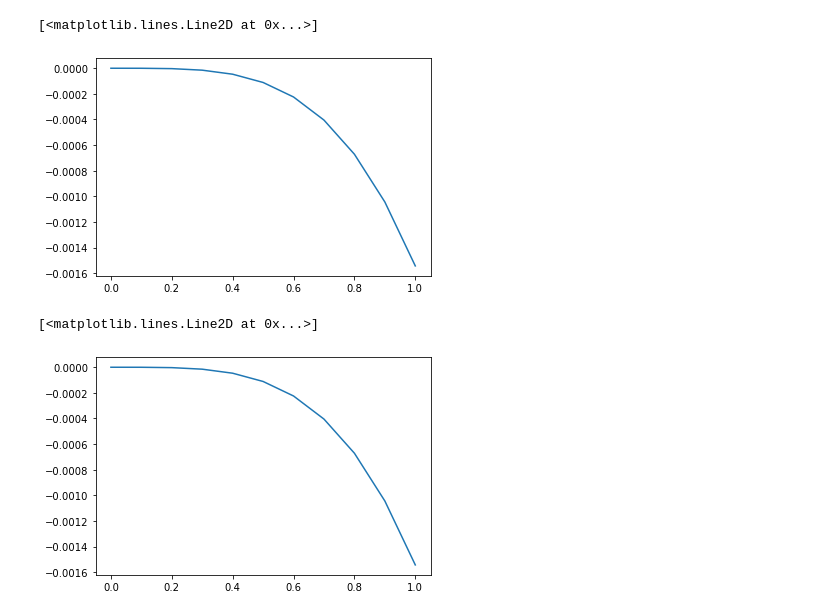
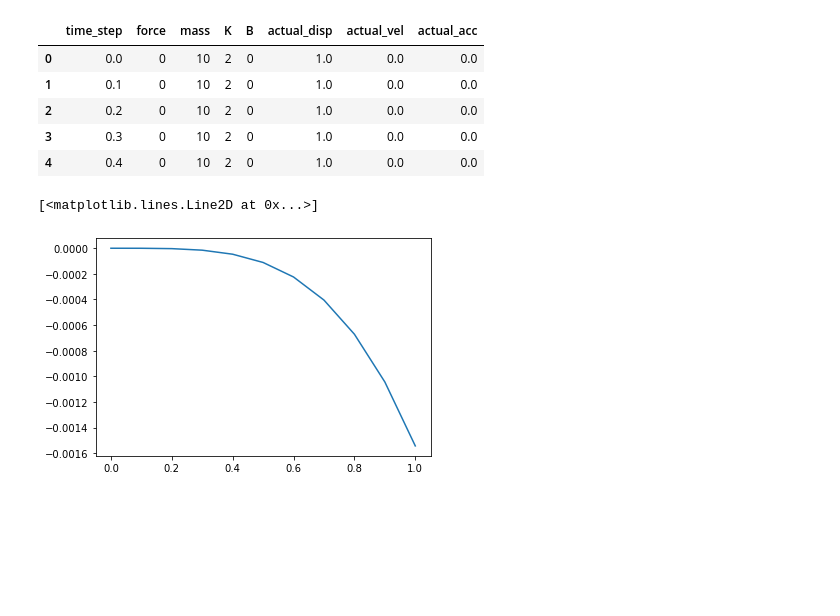
Before and after one commit to bharadwaj1098/Auto, a Jupyter notebook: graphs.ipynb, the cells around one changed output. Drawn from its saved outputs; the diff is of its cells as text; code cells hidden in the pictures; blank space fills up the shorter version.

```diff
--- a/graphs.ipynb
+++ b/graphs.ipynb
@@ -22,9 +22,13 @@ sdm_sin.actual_graph()
 # %%
 d = sdm_sin.actual_values_csv()
-plt.plot(d['time_step'], d['actual_disp'])
+d.head()
 # %% [output]
-[<matplotlib.lines.Line2D at 0x...>]
-[figure, removed]
+|  | time_step | force | mass | K | B | actual_disp | actual_vel | actual_acc |
+| 0 | 0.0 | 0 | 10 | 2 | 0 | 1.0 | 0.0 | 0.0 |
+| 1 | 0.1 | 0 | 10 | 2 | 0 | 1.0 | 0.0 | 0.0 |
+| 2 | 0.2 | 0 | 10 | 2 | 0 | 1.0 | 0.0 | 0.0 |
+| 3 | 0.3 | 0 | 10 | 2 | 0 | 1.0 | 0.0 | 0.0 |
+| 4 | 0.4 | 0 | 10 | 2 | 0 | 1.0 | 0.0 | 0.0 |
 # %%
 z = sdm_sin.actual_values()
 x = np.arange(0,1.1,0.1)
```
Also changed, not shown: parts of 3 cells of this notebook, 2 other files.
